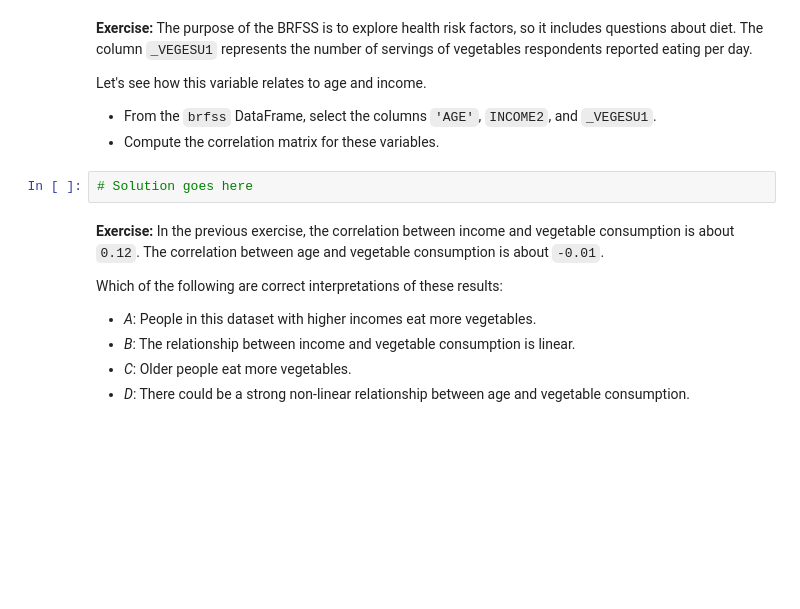
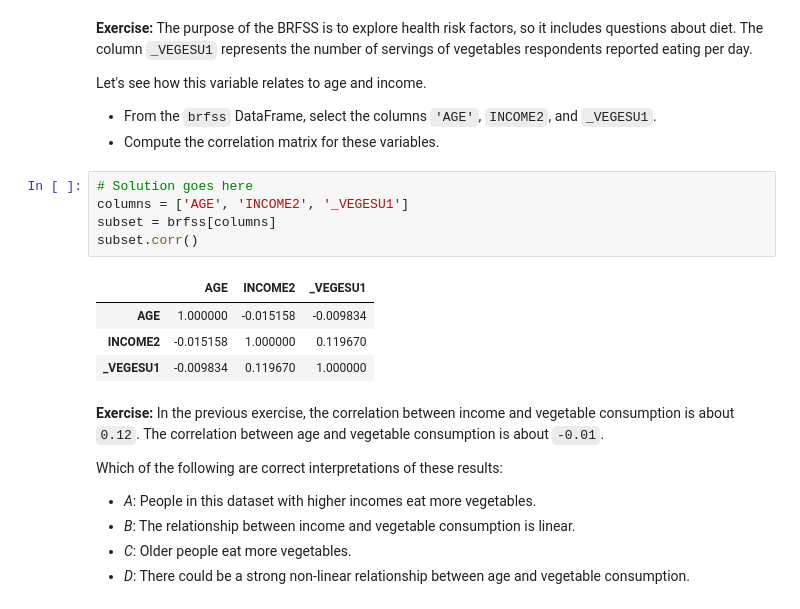
Before and after one commit to jespinozallanos/Elements_of_DS, a Jupyter notebook: Copy_of_09_relationships.ipynb, the cells around one changed output. Saved outputs shown, nothing was run; the diff lists cells and outputs as text; blank space fills up the shorter version.

```diff
--- a/Copy_of_09_relationships.ipynb
+++ b/Copy_of_09_relationships.ipynb
@@ -651,6 +651,14 @@ Let's see how this variable relates to age and income.
 - Compute the correlation matrix for these variables.
 # %%
 # Solution goes here
+columns = ['AGE', 'INCOME2', '_VEGESU1']
+subset = brfss[columns]
+subset.corr()
+# %% [output]
+|  | AGE | INCOME2 | _VEGESU1 |
+| AGE | 1.000000 | -0.015158 | -0.009834 |
+| INCOME2 | -0.015158 | 1.000000 | 0.119670 |
+| _VEGESU1 | -0.009834 | 0.119670 | 1.000000 |
 # %% [markdown]
 **Exercise:** In the previous exercise, the correlation between income and vegetable consumption is about `0.12`.  The correlation between age and vegetable consumption is about `-0.01`.
 
```
Also changed, not shown: parts of 30 cells of this notebook.
